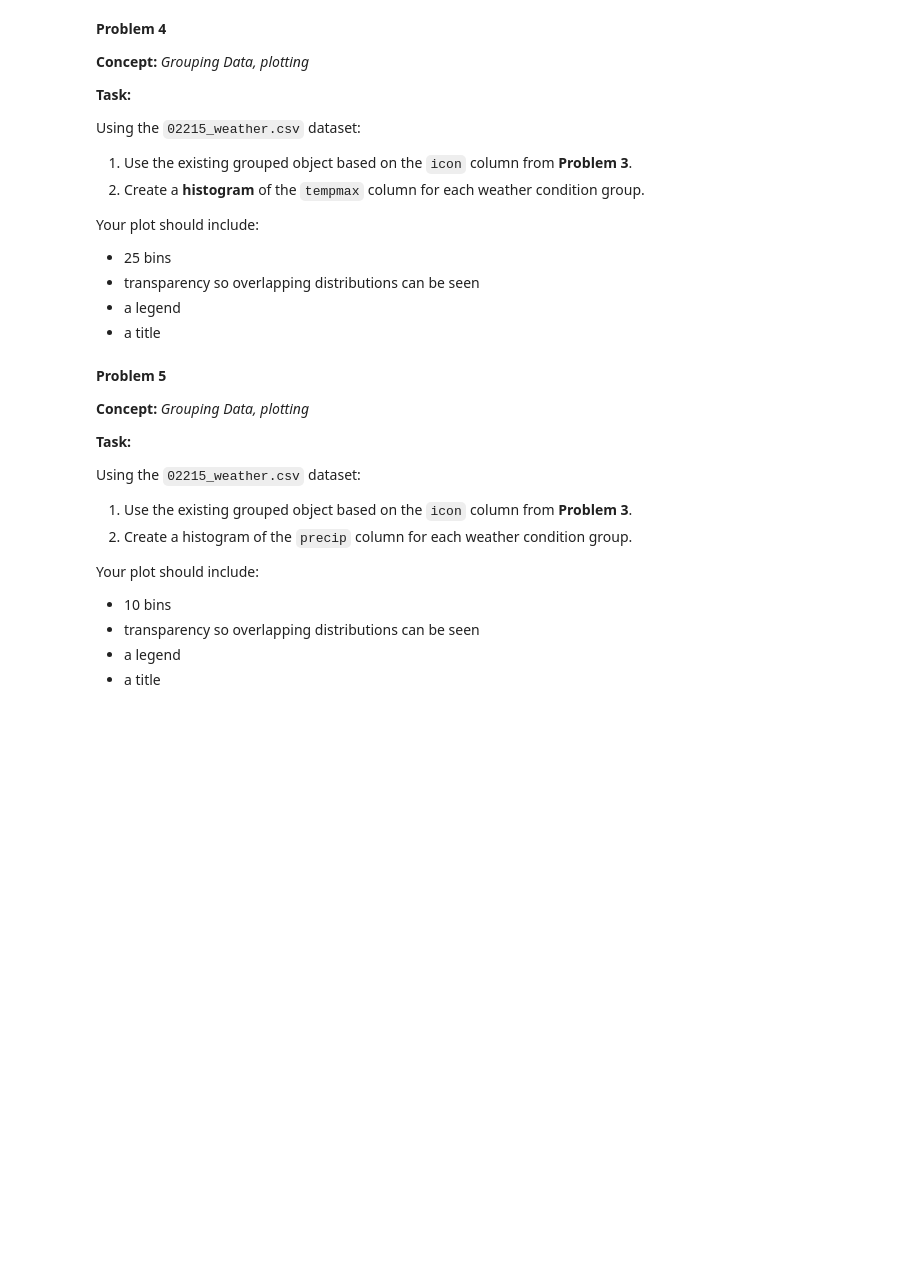
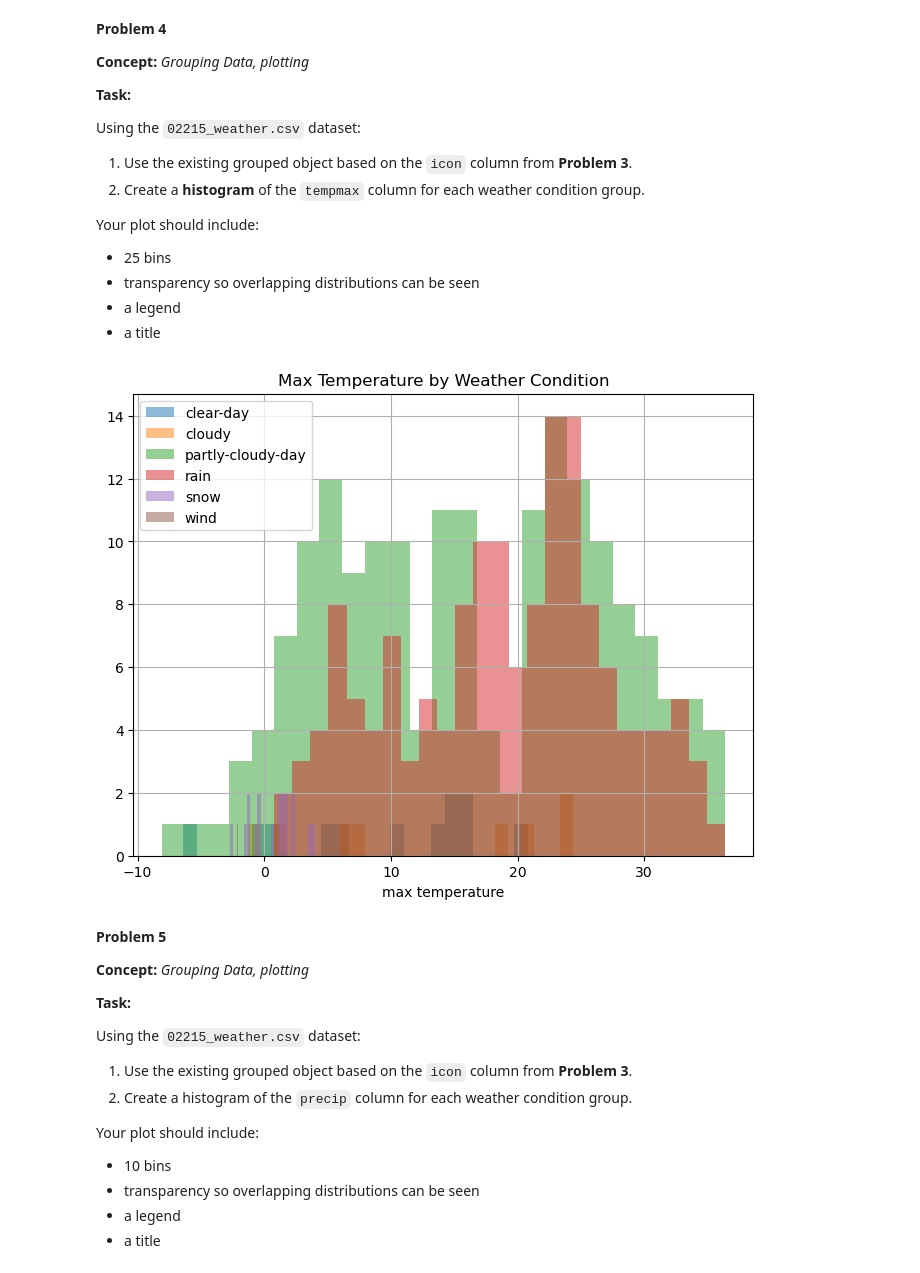
Before and after one commit to keshleem/dx602-homework-11, a Jupyter notebook: homework.ipynb, the cells around one changed output. Cells and saved outputs as stored; diff of their text form; code cells hidden in the pictures; blank space fills up the shorter version.

```diff
--- a/homework.ipynb
+++ b/homework.ipynb
@@ -122,3 +232,19 @@ Your plot should include:
+# %%
+# using the existing grouped that is for icon, plotting histogram for tempmax
+weather_icon_group_original["tempmax"].hist(
+  bins=25,
+  alpha=.5, # making histogram see through
+  figsize=(8,6), # changing size of graph as a whole
+  legend=True # adding legend
+)
+
+# title and labeling
+plt.xlabel("max temperature")
+plt.ylabel("occurances")
+plt.title("Max Temperature by Weather Condition")
+plt.show()
+# %% [output]
+[figure, added]
 # %% [markdown]
 **Problem 5**
 
```
Also changed, not shown: parts of 15 cells of this notebook.
